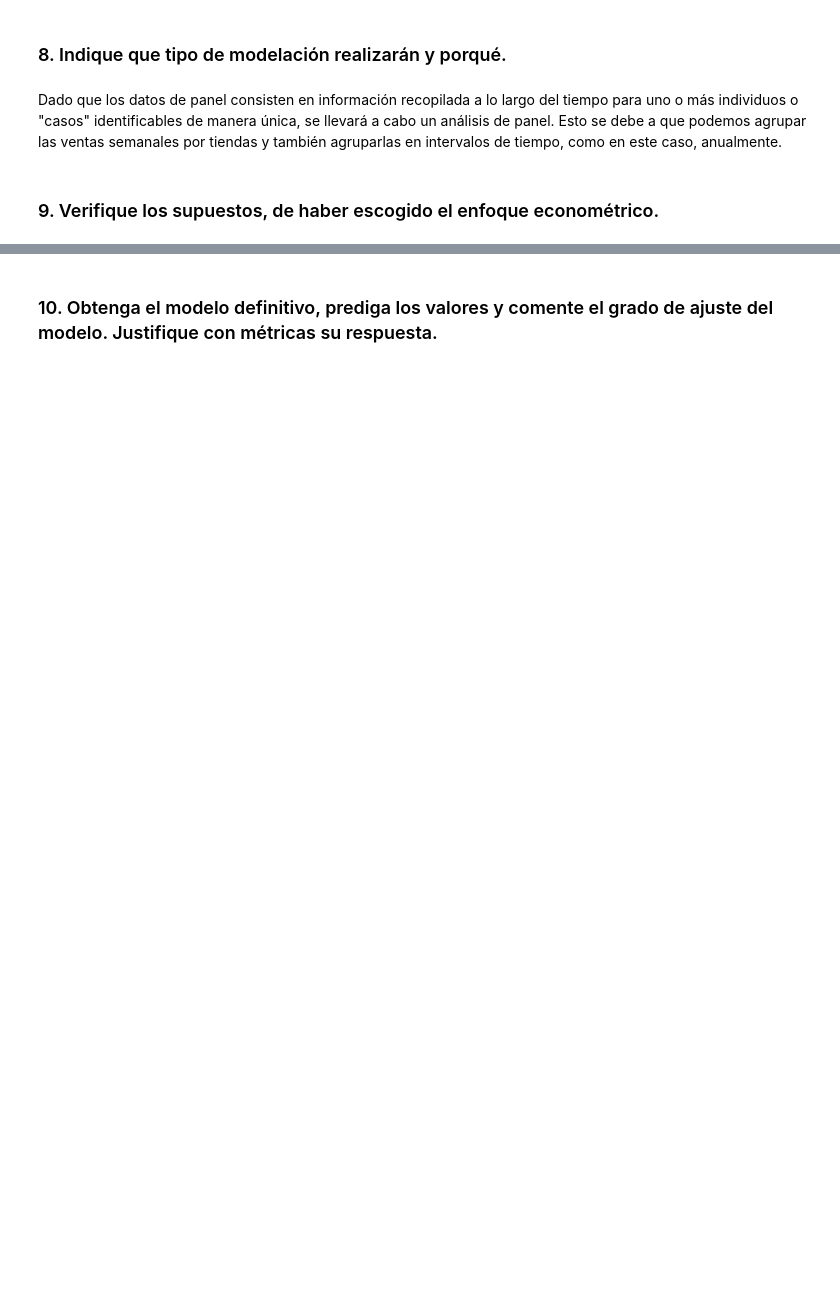
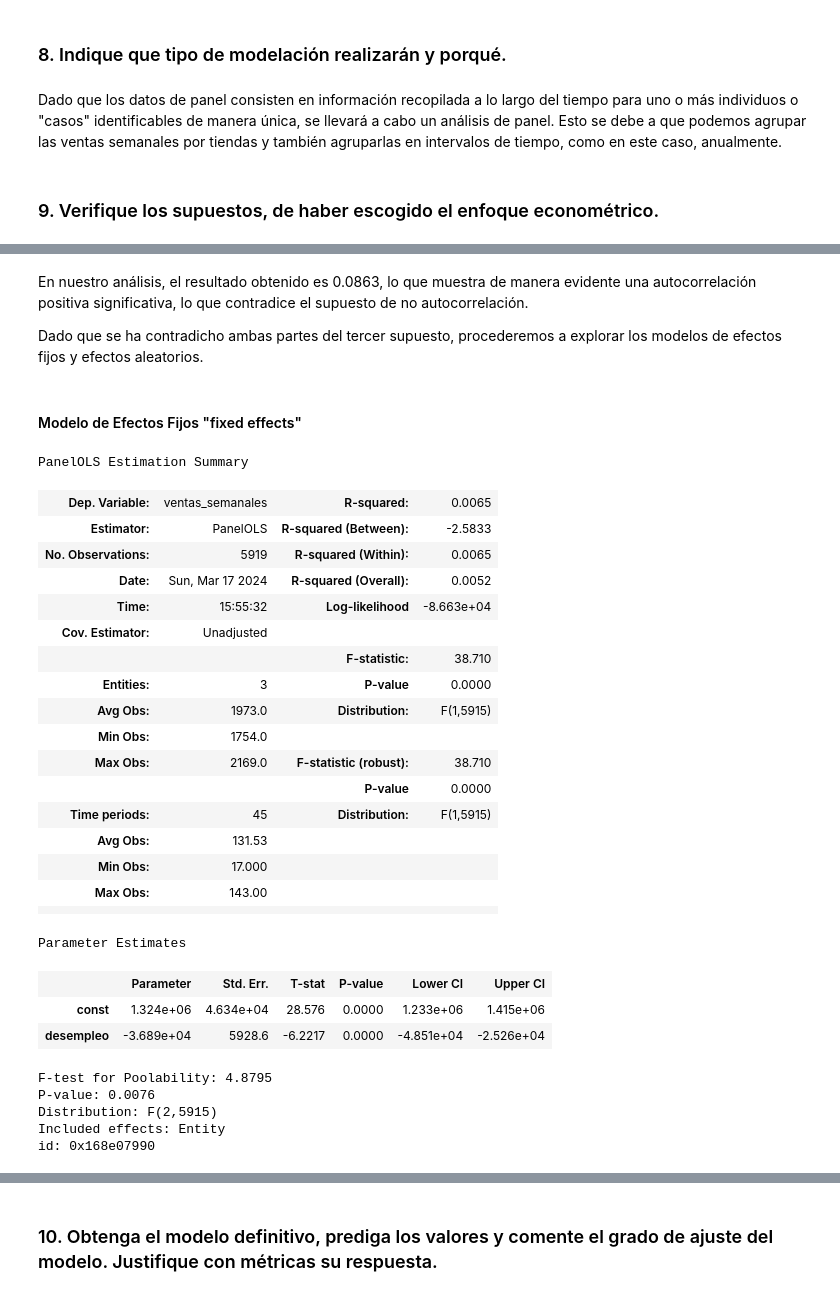
Before and after one commit to aberazo011296/S4-CASOPRACTICO-BDDFINAL, a Jupyter notebook: S4- CASO PRACTICO-BDD FINAL_Equipo3.ipynb, the cells around one changed output, grey strips where cells are left out. Saved outputs shown, nothing was run; the diff lists cells and outputs as text; code cells hidden in the pictures; blank space fills up the shorter version.

```diff
--- a/S4- CASO PRACTICO-BDD FINAL_Equipo3.ipynb
+++ b/S4- CASO PRACTICO-BDD FINAL_Equipo3.ipynb
@@ -314,0 +458,41 @@ Dado que los datos de panel consisten en información recopilada a lo largo del
+# %% [markdown]
+En nuestro análisis, el resultado obtenido es 0.0863, lo que muestra de manera evidente una autocorrelación positiva significativa, lo que contradice el supuesto de no autocorrelación.
+
+Dado que se ha contradicho ambas partes del tercer supuesto, procederemos a explorar los modelos de efectos fijos y efectos aleatorios.
+# %% [markdown]
+#### Modelo de Efectos Fijos "fixed effects"
+# %%
+from linearmodels import PanelOLS
+
+modelo_fe = PanelOLS(y, X, entity_effects = True)
+resultados_fe = modelo_fe.fit()
+
+resultados_fe
+# %% [output]
+PanelOLS Estimation Summary
+| Dep. Variable: | ventas_semanales | R-squared: | 0.0065 |
+| Estimator: | PanelOLS | R-squared (Between): | -2.5833 |
+| No. Observations: | 5919 | R-squared (Within): | 0.0065 |
+| Date: | Sun, Mar 17 2024 | R-squared (Overall): | 0.0052 |
+| Time: | 15:55:32 | Log-likelihood | -8.663e+04 |
+| Cov. Estimator: | Unadjusted |  |  |
+|  |  | F-statistic: | 38.710 |
+| Entities: | 3 | P-value | 0.0000 |
+| Avg Obs: | 1973.0 | Distribution: | F(1,5915) |
+| Min Obs: | 1754.0 |  |  |
+| Max Obs: | 2169.0 | F-statistic (robust): | 38.710 |
+|  |  | P-value | 0.0000 |
+| Time periods: | 45 | Distribution: | F(1,5915) |
+| Avg Obs: | 131.53 |  |  |
+| Min Obs: | 17.000 |  |  |
+| Max Obs: | 143.00 |  |  |
+|  |  |  |  |
+Parameter Estimates
+|  | Parameter | Std. Err. | T-stat | P-value | Lower CI | Upper CI |
+| const | 1.324e+06 | 4.634e+04 | 28.576 | 0.0000 | 1.233e+06 | 1.415e+06 |
+| desempleo | -3.689e+04 | 5928.6 | -6.2217 | 0.0000 | -4.851e+04 | -2.526e+04 |
+F-test for Poolability: 4.8795
+P-value: 0.0076
+Distribution: F(2,5915)
+Included effects: Entity
+id: 0x168e07990
```
Also changed, not shown: parts of 32 cells of this notebook.
